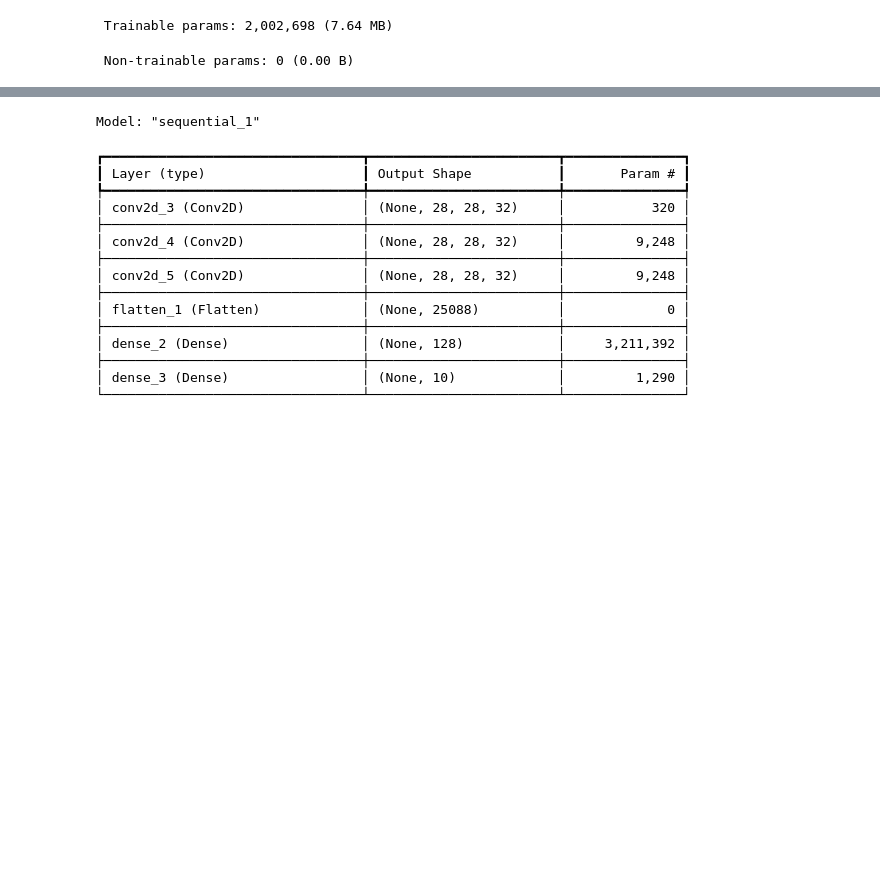
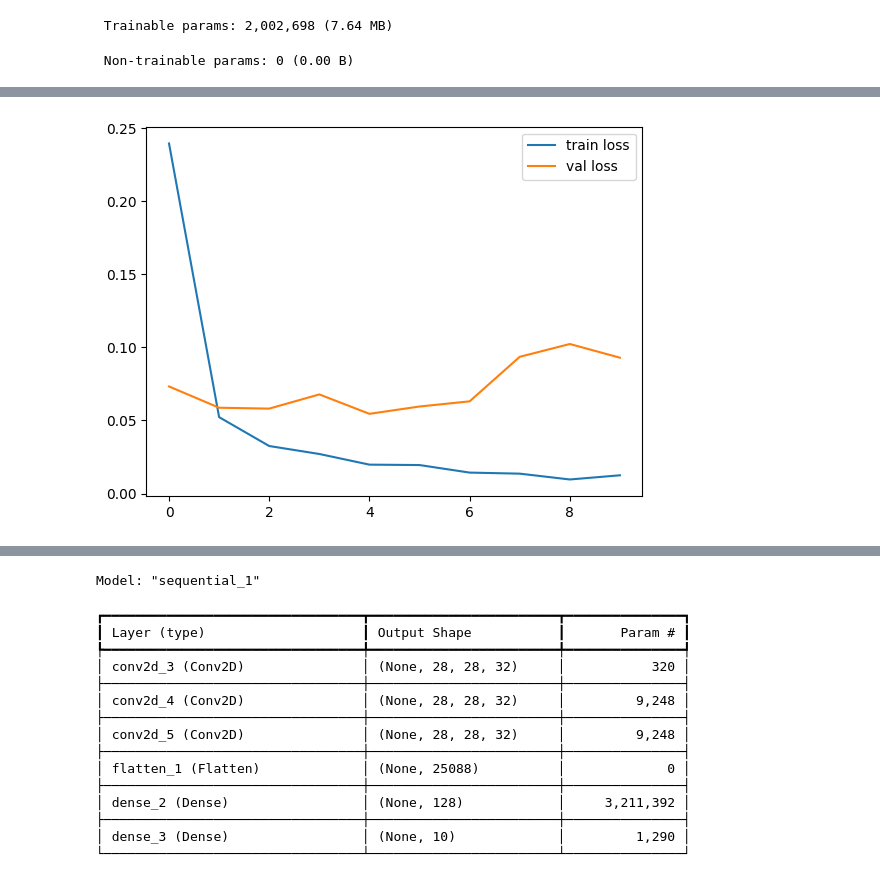
Before and after one commit to tahirkorma/deep-learning, a Jupyter notebook: CNN/padding_and_strides_keras_cnn.ipynb, the cells around one changed output, grey strips where cells are left out. Cells and saved outputs as stored; diff of their text form; code cells hidden in the pictures; blank space fills up the shorter version.

```diff
--- a/CNN/padding_and_strides_keras_cnn.ipynb
+++ b/CNN/padding_and_strides_keras_cnn.ipynb
@@ -44,4 +47,4 @@ Model: "sequential"
 # %%
 model.compile(optimizer = 'adam', loss = 'sparse_categorical_crossentropy', metrics = ['accuracy'])
 # %%
-#model.fit(X_train, y_train, epochs = 10, batch_size=60000, validation_data=(X_test, y_test))
+history = model.fit(X_train, y_train, epochs = 10, validation_data=(X_test, y_test))
@@ -47,0 +72,9 @@ model.compile(optimizer = 'adam', loss = 'sparse_categorical_crossentropy', metr
+# %%
+import matplotlib.pyplot as plt
+
+plt.plot(history.history['loss'], label = 'train loss')
+plt.plot(history.history['val_loss'], label = 'val loss')
+plt.legend()
+plt.show()
+# %% [output]
+[figure, added]
```
Also changed, not shown: parts of 8 cells of this notebook.
